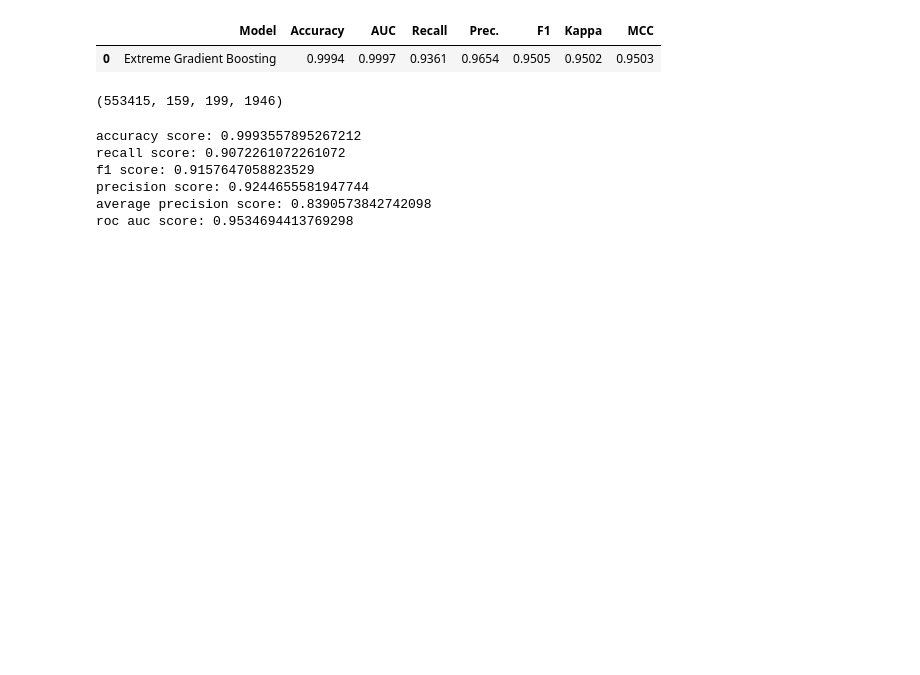
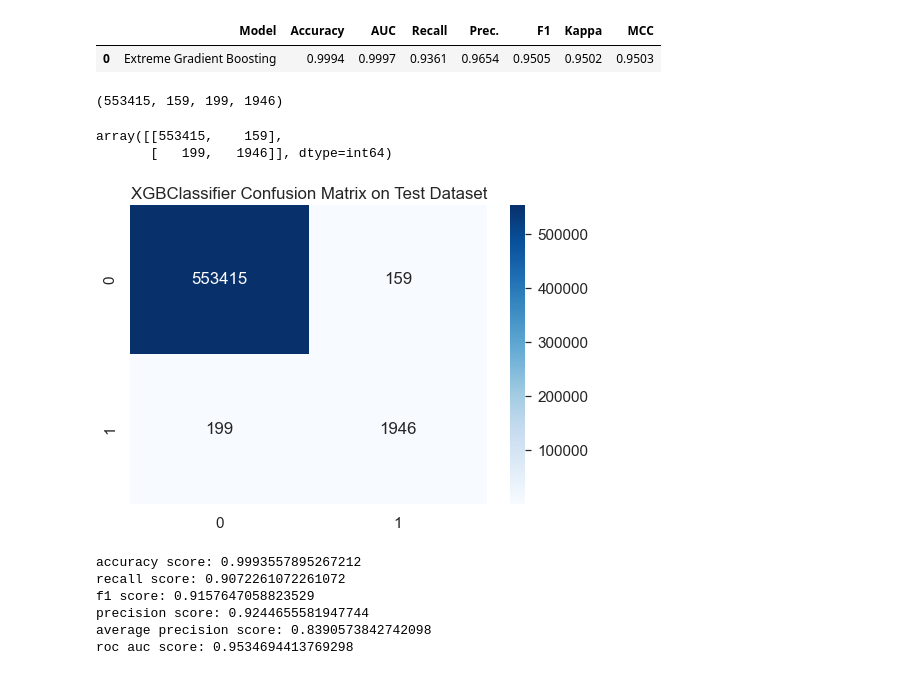
Before and after one commit to chuavincent89/ga_project, a Jupyter notebook: capstone_project - credit_card_fraud_detection/code/04_Model_Evaluation_Insights.ipynb, the cells around one changed output. Saved outputs shown, nothing was run; the diff lists cells and outputs as text; code cells hidden in the pictures; blank space fills up the shorter version.

```diff
--- a/capstone_project - credit_card_fraud_detection/code/04_Model_Evaluation_Insights.ipynb
+++ b/capstone_project - credit_card_fraud_detection/code/04_Model_Evaluation_Insights.ipynb
@@ -75,6 +77,20 @@ tn, fp, fn, tp = confusion_matrix(y_true, y_pred).ravel()
 tn, fp, fn, tp
 # %% [output]
 (553415, 159, 199, 1946)
+# %%
+# create array
+cf_matrix = np.array([[tn, fp],[fn,tp]])
+cf_matrix
+# %% [output]
+array([[553415,    159],
+       [   199,   1946]], dtype=int64)
+# %%
+# plot confusion matrix
+sns.set(font_scale=1.4)
+sns.heatmap(cf_matrix, annot=True, cmap='Blues', fmt='')
+plt.title('XGBClassifier Confusion Matrix on Test Dataset');
+# %% [output]
+[figure, added]
 # %%
 # evaluate tuned model on the test datasets
 print(f"accuracy score: {accuracy_score(y_true, y_pred)}")
```
Also changed, not shown: parts of 3 cells of this notebook, 3 other files.
